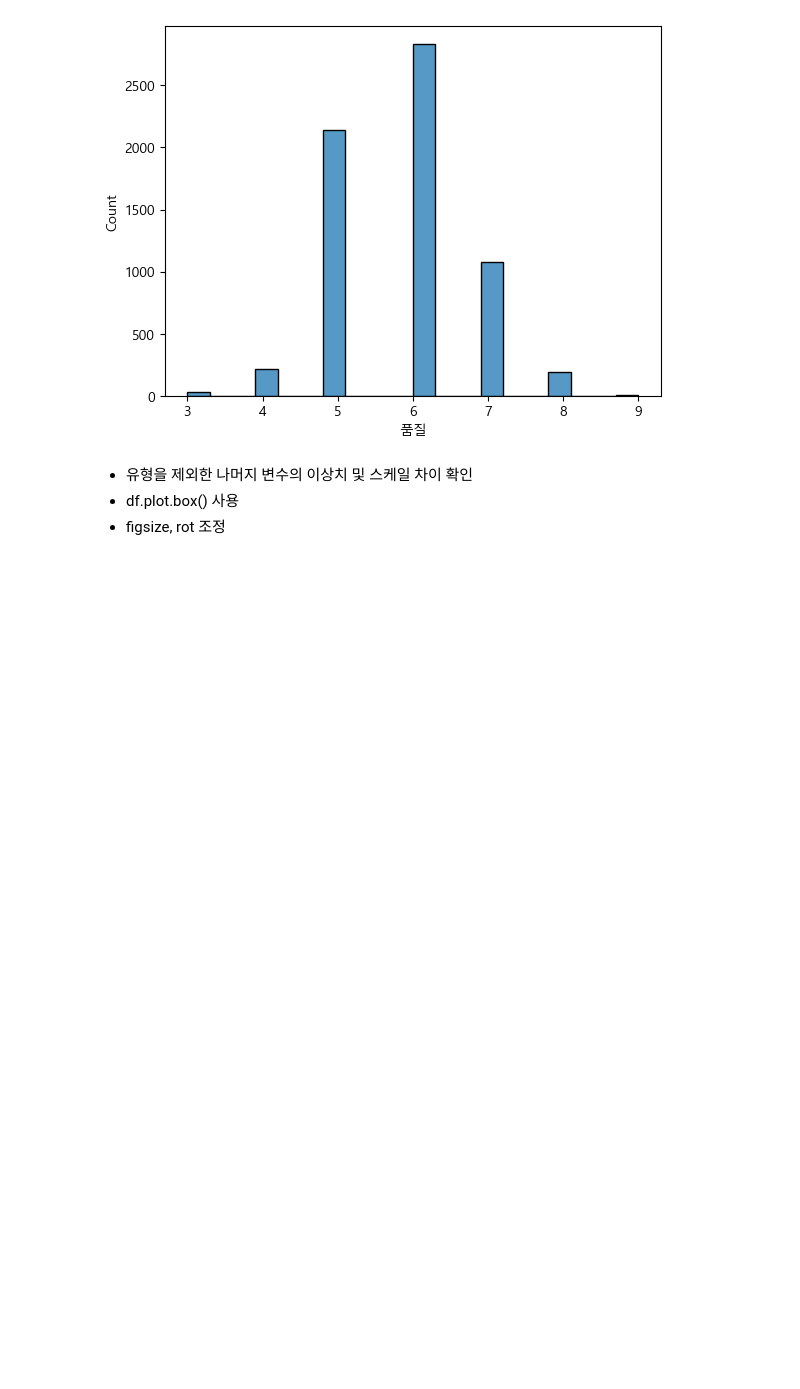
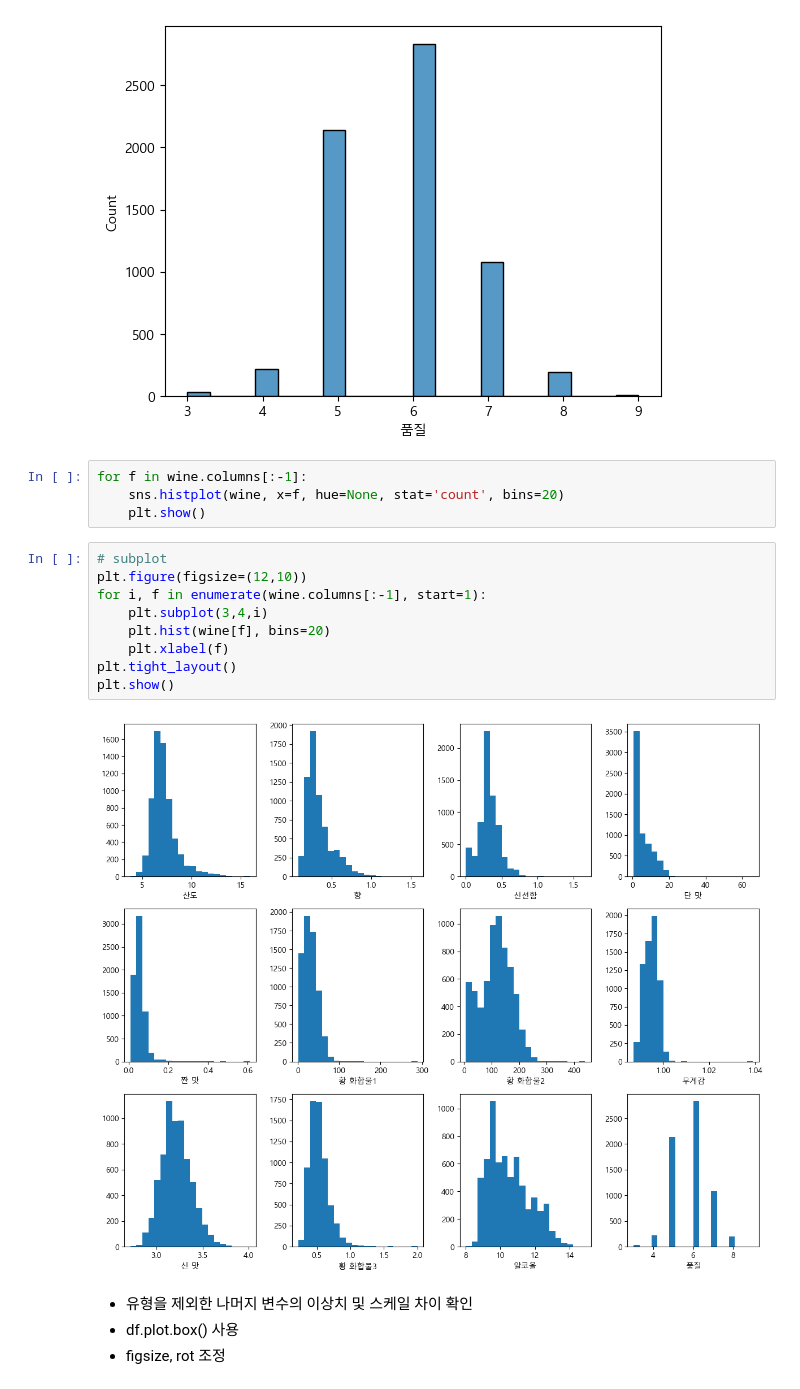
Before and after one commit to blacbakery/py_worksapce, a Jupyter notebook: HW/SKH05_HW_DAY6_Q_김건호.ipynb, the cells around one changed output. Saved outputs shown, nothing was run; the diff lists cells and outputs as text; blank space fills up the shorter version.

```diff
--- a/HW/SKH05_HW_DAY6_Q_김건호.ipynb
+++ b/HW/SKH05_HW_DAY6_Q_김건호.ipynb
@@ -187,6 +187,21 @@ for f in wine.columns[:-1]:
 [figure]
 [figure]
 [figure]
+# %%
+for f in wine.columns[:-1]:
+    sns.histplot(wine, x=f, hue=None, stat='count', bins=20)
+    plt.show()
+# %%
+# subplot
+plt.figure(figsize=(12,10))
+for i, f in enumerate(wine.columns[:-1], start=1):
+    plt.subplot(3,4,i)
+    plt.hist(wine[f], bins=20)
+    plt.xlabel(f)
+plt.tight_layout()
+plt.show()
+# %% [output]
+[figure, added]
 # %% [markdown]
  - 유형을 제외한 나머지 변수의 이상치 및 스케일 차이 확인
  - df.plot.box() 사용
```
Also changed, not shown: 2 other files.
